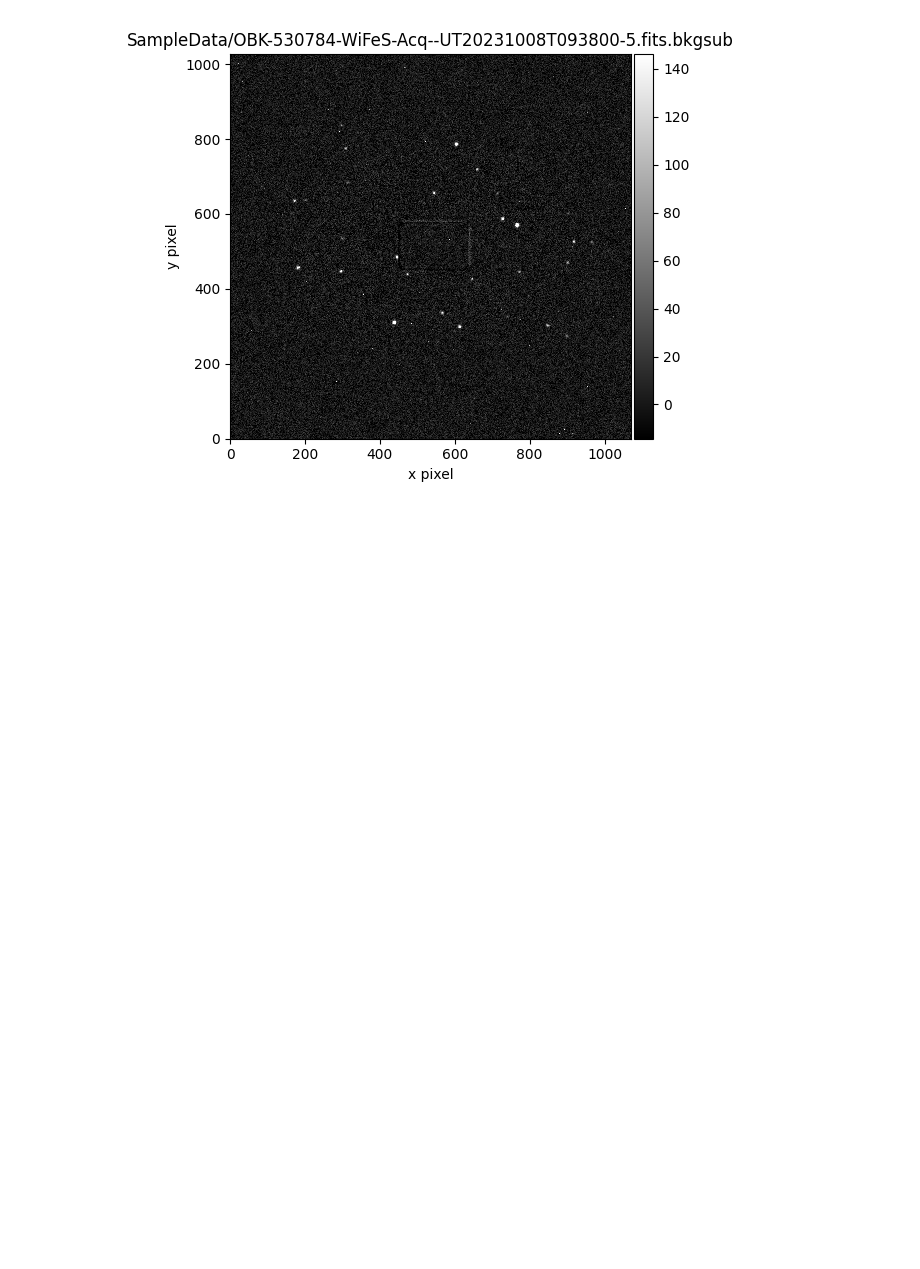
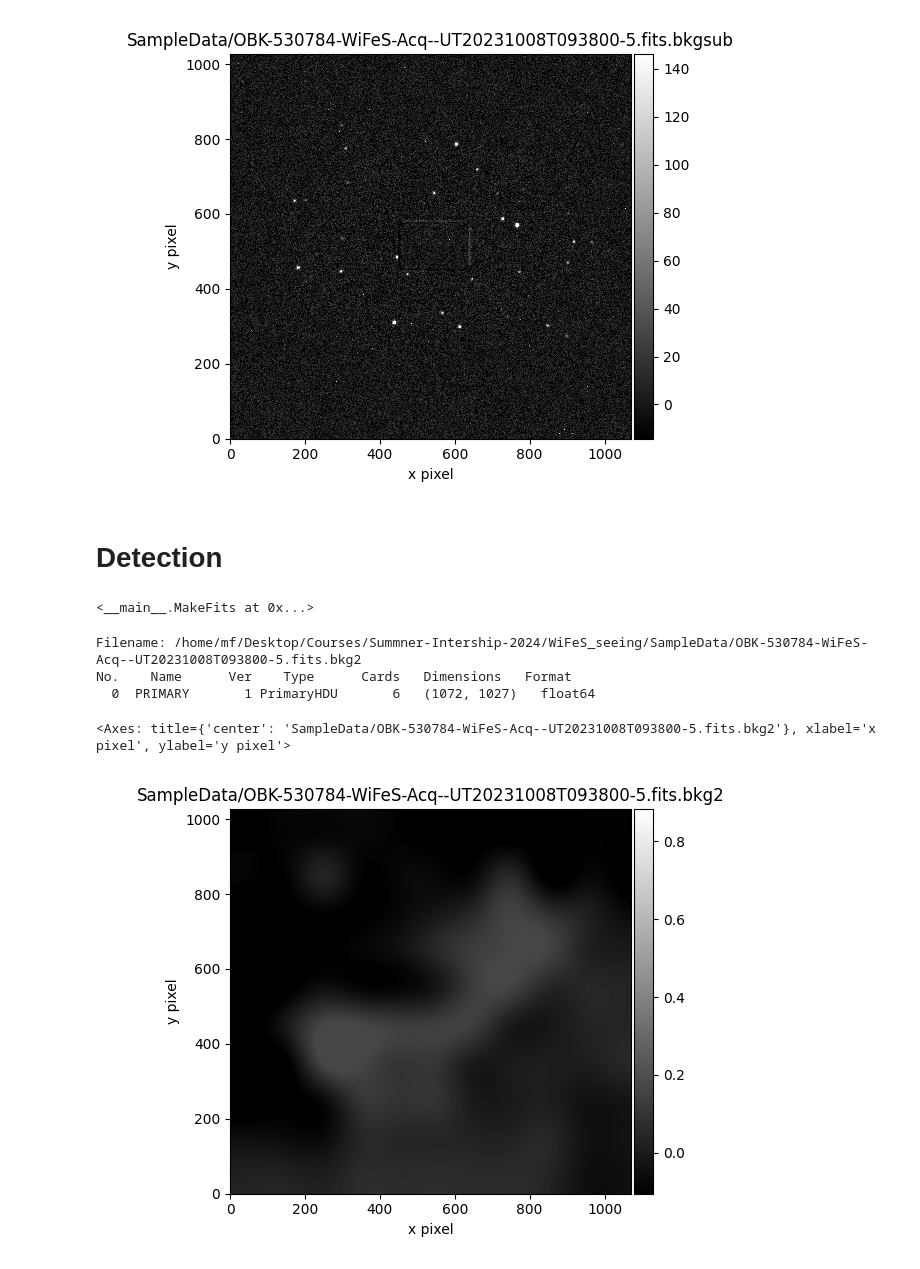
Before and after one commit to MaxFleming23/WiFeS_seeing, a Jupyter notebook: start.ipynb, the cells around one changed output. Cells and saved outputs as stored; diff of their text form; code cells hidden in the pictures; blank space fills up the shorter version.

```diff
--- a/start.ipynb
+++ b/start.ipynb
@@ -335,3 +404,23 @@ No.    Name      Ver    Type      Cards   Dimensions   Format
   0  PRIMARY       1 PrimaryHDU       6   (1072, 1027)   float64
 <Axes: title={'center': 'SampleData/OBK-530784-WiFeS-Acq--UT20231008T093800-5.fits.bkgsub'}, xlabel='x pixel', ylabel='y pixel'>
 [figure]
+# %% [markdown]
+# Detection
+# %%
+bkg2 = Background2D(fits.getdata(bkg_sub_path), box_size=(100,100))
+bkg2_path = file.file+'.bkg2'
+MakeFits(bkg2.background,bkg_2_path,overwrite=True)
+MakeFits(bkg2.background_mesh,bkg_2_path+'.mesh',overwrite=True)
+MakeFits(bkg2.background_rms,bkg_2_path+'.rms',overwrite=True)
+MakeFits(bkg2.background_rms_mesh,bkg_2_path+'.rms.mesh',overwrite=True)
+# %% [output]
+<__main__.MakeFits at 0x...>
+# %%
+bkg2_file = Fits(bkg2_path)
+bkg2_file.image()
+# %% [output]
+Filename: /home/mf/Desktop/Courses/Summner-Intership-2024/WiFeS_seeing/SampleData/OBK-530784-WiFeS-Acq--UT20231008T093800-5.fits.bkg2
+No.    Name      Ver    Type      Cards   Dimensions   Format
+  0  PRIMARY       1 PrimaryHDU       6   (1072, 1027)   float64
+<Axes: title={'center': 'SampleData/OBK-530784-WiFeS-Acq--UT20231008T093800-5.fits.bkg2'}, xlabel='x pixel', ylabel='y pixel'>
+[figure, added]
```
Also changed, not shown: parts of 17 cells of this notebook, 8 other files.
